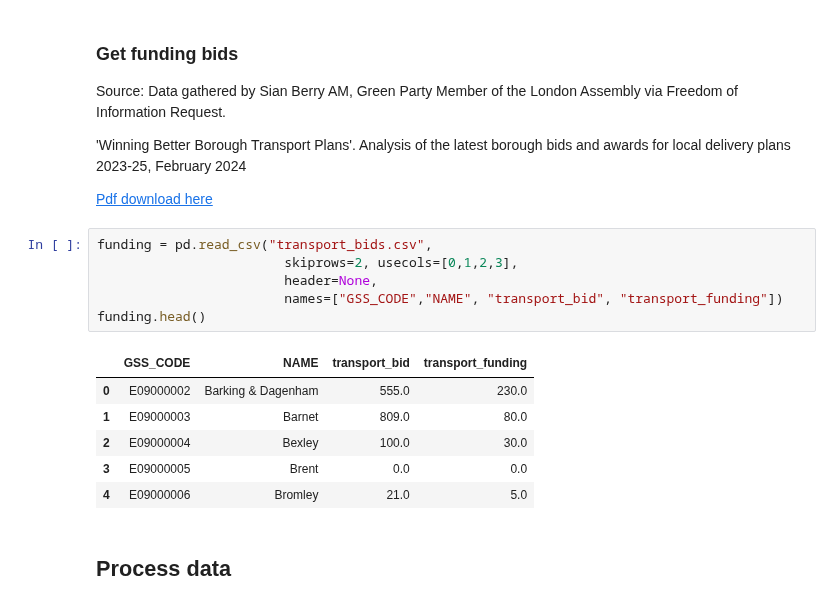
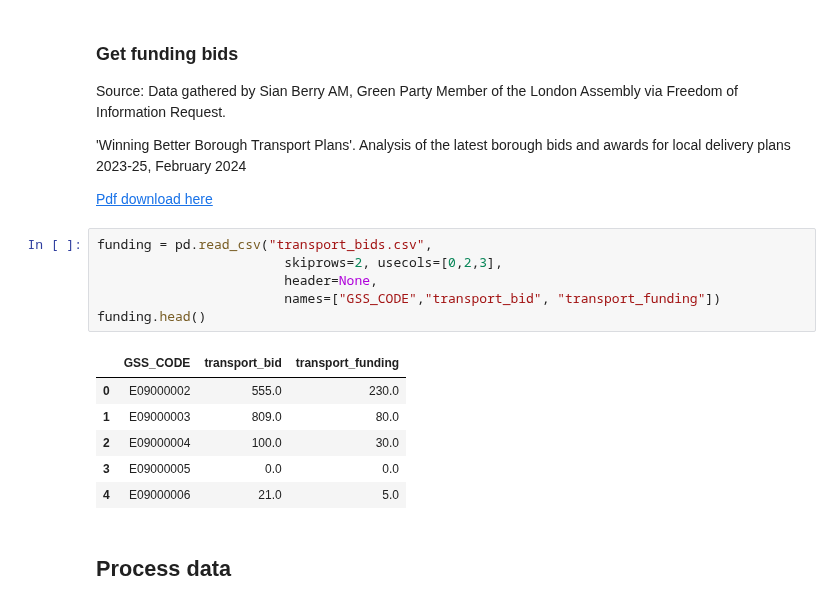
Before and after one commit to Lisa-Ho/small-data-projects, a Jupyter notebook: 2025/2504-cycling-rates-infra/cycling-rates-vs-infra.ipynb, the cells around one changed output. Drawn from its saved outputs; the diff is of its cells as text.

```diff
--- a/2025/2504-cycling-rates-infra/cycling-rates-vs-infra.ipynb
+++ b/2025/2504-cycling-rates-infra/cycling-rates-vs-infra.ipynb
@@ -176,17 +176,17 @@ Source: Data gathered by Sian Berry AM, Green Party Member of the London Assembl
 [Pdf download here](https://www.london.gov.uk/sites/default/files/2024-02/2024_02_SIAN_BERRY_WINNING_BETTER_BOROUGH_TRANSPORT_PLANS.pdf)
 # %%
 funding = pd.read_csv("transport_bids.csv",
-                        skiprows=2, usecols=[0,1,2,3],
+                        skiprows=2, usecols=[0,2,3],
                         header=None,
-                        names=["GSS_CODE","NAME", "transport_bid", "transport_funding"])
+                        names=["GSS_CODE","transport_bid", "transport_funding"])
 funding.head()
 # %% [output]
-|  | GSS_CODE | NAME | transport_bid | transport_funding |
-| 0 | E09000002 | Barking & Dagenham | 555.0 | 230.0 |
-| 1 | E09000003 | Barnet | 809.0 | 80.0 |
-| 2 | E09000004 | Bexley | 100.0 | 30.0 |
-| 3 | E09000005 | Brent | 0.0 | 0.0 |
-| 4 | E09000006 | Bromley | 21.0 | 5.0 |
+|  | GSS_CODE | transport_bid | transport_funding |
+| 0 | E09000002 | 555.0 | 230.0 |
+| 1 | E09000003 | 809.0 | 80.0 |
+| 2 | E09000004 | 100.0 | 30.0 |
+| 3 | E09000005 | 0.0 | 0.0 |
+| 4 | E09000006 | 21.0 | 5.0 |
 # %% [markdown]
 ## Process data
 # %%
```
Also changed, not shown: parts of 3 cells of this notebook, 15 other files.
